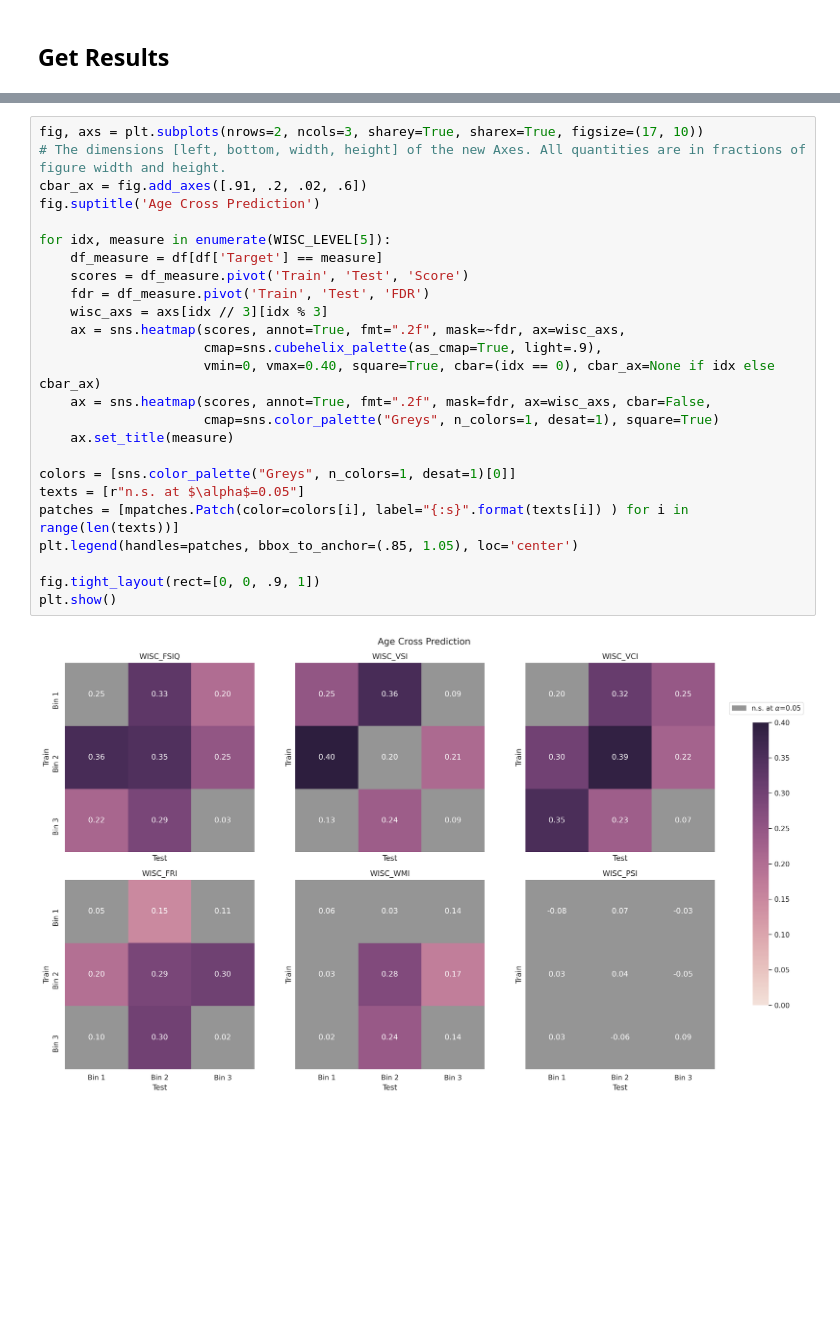
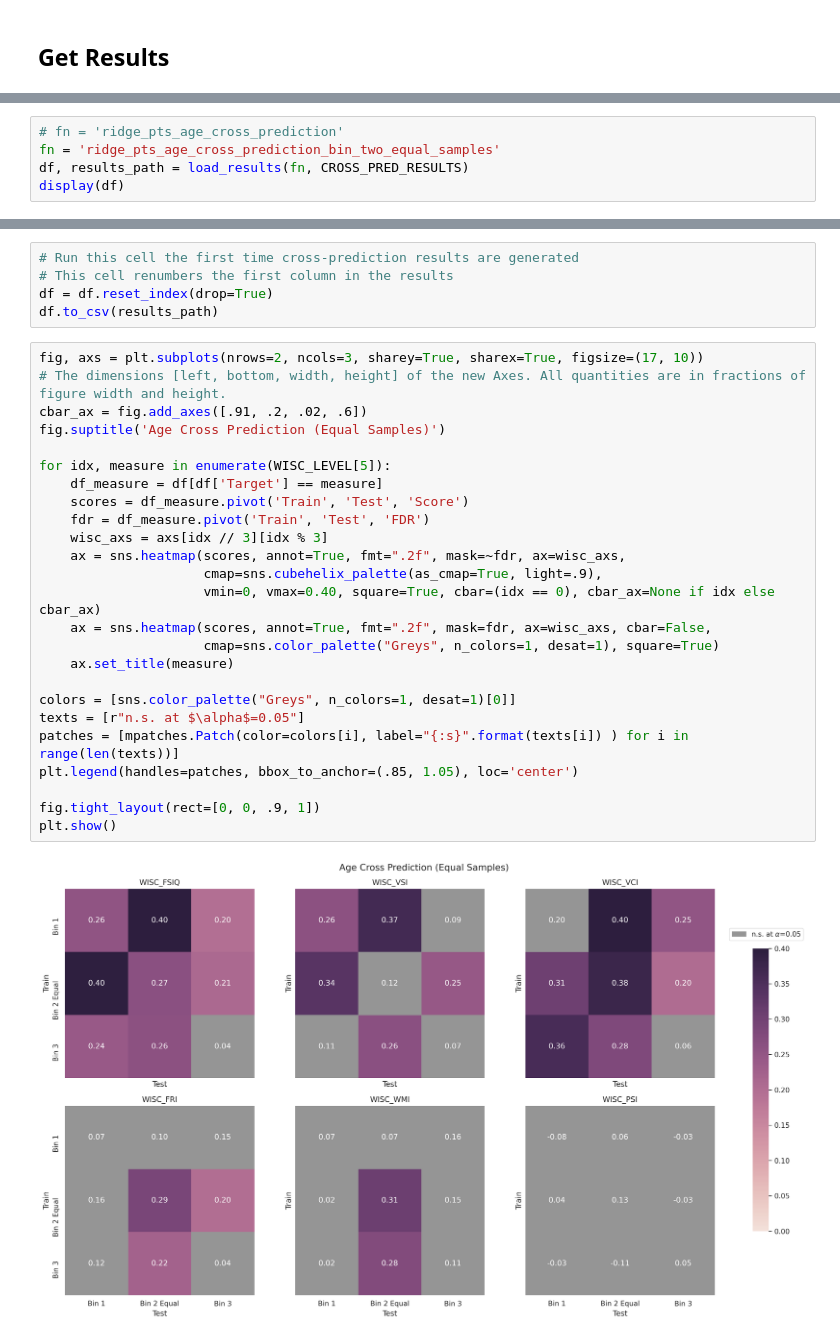
Before and after one commit to Brian-Pho/MSc_Research-Project, a Jupyter notebook: src/Models/Cross Prediction/Visualize Results.ipynb, the cells around one changed output, grey strips where cells are left out. Cells and saved outputs as stored; diff of their text form; blank space fills up the shorter version.

Commit message:
Add cross prediction (equal sample) results and update KMeans

```diff
--- a/src/Models/Cross Prediction/Visualize Results.ipynb
+++ b/src/Models/Cross Prediction/Visualize Results.ipynb
@@ -51,0 +28,5 @@ display(df)
+# %%
+# fn = 'ridge_pts_age_cross_prediction'
+fn = 'ridge_pts_age_cross_prediction_bin_two_equal_samples'
+df, results_path = load_results(fn, CROSS_PRED_RESULTS)
+display(df)
@@ -52,27 +51,32 @@ display(df)
+# %%
+# Run this cell the first time cross-prediction results are generated
+# This cell renumbers the first column in the results
+df = df.reset_index(drop=True)
+df.to_csv(results_path)
 # %%
 fig, axs = plt.subplots(nrows=2, ncols=3, sharey=True, sharex=True, figsize=(17, 10))
 # The dimensions [left, bottom, width, height] of the new Axes. All quantities are in fractions of figure width and height.
 cbar_ax = fig.add_axes([.91, .2, .02, .6])
-fig.suptitle('Age Cross Prediction')
+fig.suptitle('Age Cross Prediction (Equal Samples)')
 
 for idx, measure in enumerate(WISC_LEVEL[5]):
     df_measure = df[df['Target'] == measure]
     scores = df_measure.pivot('Train', 'Test', 'Score')
     fdr = df_measure.pivot('Train', 'Test', 'FDR')
     wisc_axs = axs[idx // 3][idx % 3]
     ax = sns.heatmap(scores, annot=True, fmt=".2f", mask=~fdr, ax=wisc_axs,
                      cmap=sns.cubehelix_palette(as_cmap=True, light=.9),
                      vmin=0, vmax=0.40, square=True, cbar=(idx == 0), cbar_ax=None if idx else cbar_ax)
     ax = sns.heatmap(scores, annot=True, fmt=".2f", mask=fdr, ax=wisc_axs, cbar=False,
                      cmap=sns.color_palette("Greys", n_colors=1, desat=1), square=True)
     ax.set_title(measure)
 
 colors = [sns.color_palette("Greys", n_colors=1, desat=1)[0]]
 texts = [r"n.s. at $\alpha$=0.05"]
 patches = [mpatches.Patch(color=colors[i], label="{:s}".format(texts[i]) ) for i in range(len(texts))]
 plt.legend(handles=patches, bbox_to_anchor=(.85, 1.05), loc='center')
 
 fig.tight_layout(rect=[0, 0, .9, 1])
 plt.show()
 # %% [output]
-[figure, old version]
+[figure, new version]
```
Also changed, not shown: parts of 3 cells of this notebook, 15 other files.
